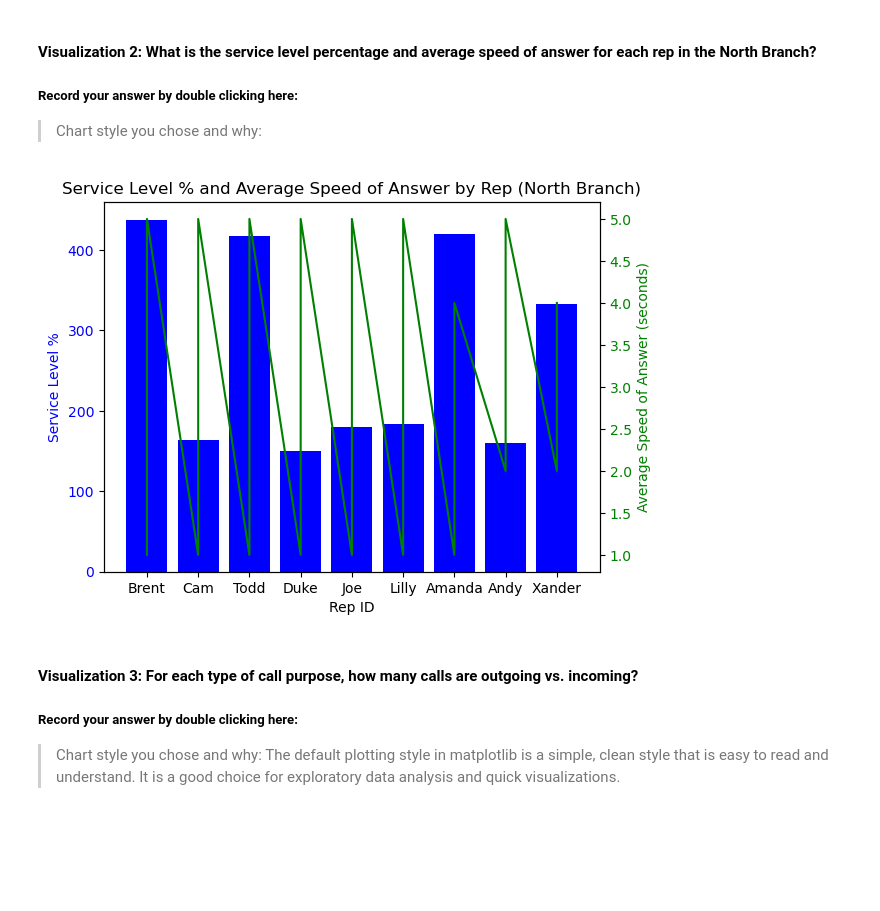
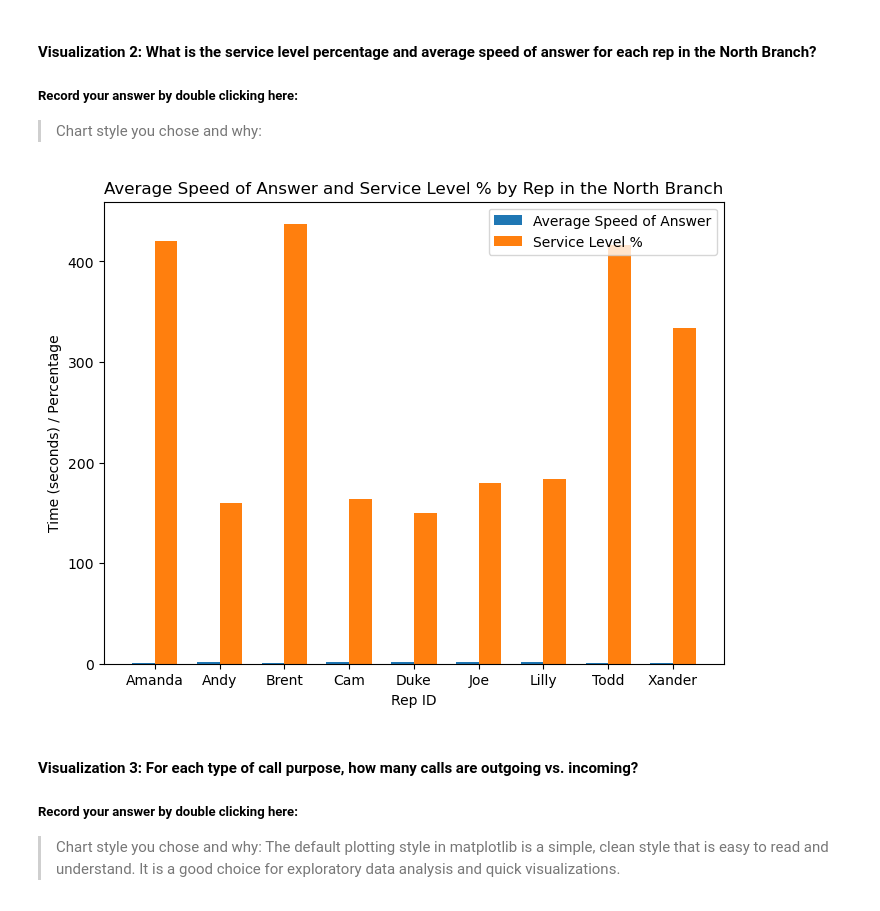
Before and after one commit to fsaidova74/call-center-cleanup-assignment, a Jupyter notebook: Call_Center_Cleanup.ipynb, the cells around one changed output. Saved outputs shown, nothing was run; the diff lists cells and outputs as text; code cells hidden in the pictures; blank space fills up the shorter version.

```diff
--- a/Call_Center_Cleanup.ipynb
+++ b/Call_Center_Cleanup.ipynb
@@ -253,16 +243,6 @@ Rep with the hightest number of calls and their total calls:
 # %%
 # Code Used
-north_df = df[df['Branch'] == 'North']
-north_groupby = north_df.groupby(['Rep ID', 'Branch']).sum()
-north_sort = north_groupby.sort_values('Calls', ascending=False)
-north_sort['Max Calls Rep'] = north_groupby.groupby('Branch')['Calls'].idxmax().apply(lambda x: x[0])
-
-south_df = df[df['Branch'] == 'South']
-south_groupby = south_df.groupby(['Rep ID', 'Branch']).sum()
-south_sort = south_groupby.sort_values('Calls', ascending=False)
-south_sort['Max Calls Rep'] = south_groupby.groupby('Branch')['Calls'].idxmax().apply(lambda x: x[0])
-
-print(north_sort)
-print(south_sort)
+df_groupby = df.groupby(['Rep ID', 'Branch']).sum()
+df_groupby
 # Add Additional Cells as needed.
 # %% [output]
@@ -409,47 +425,65 @@ plt.show()
 # %%
 # Create visualization 2 here
 # north_plt contains the data you need for the average speed of answer of each rep
 
 north_plt = north_df.groupby("Rep ID")["Incoming Wait Time"].mean().to_frame().reset_index()
 
 # Finding each Rep's Personal Service Level Percentage.  Basically, Calls within 2 secs / total calls
 
 # Table 1: Total Incoming calls less than 2 seconds grouped by Rep
 quick_calls = north_df[north_df["Incoming Wait Time"] <= 2.0]
 quick_reps = quick_calls[["Rep ID", "Calls"]]
 quick_stats = quick_reps.groupby(["Rep ID"]).sum()  # Final Table
 
 
 # Table 2: Total Incoming Calls Only grouped by Rep
 total_calls_in = north_df[north_df["Incoming or Outgoing"] == "Incoming"]
 rep_calls = total_calls_in[["Rep ID", "Calls"]]
 total_stats = rep_calls.groupby(["Rep ID"]).sum() # Final Table
 
-# Table 3: Service Level Percentage created via merge
+#  Table 3: Service Level Percentage created via merge
 service_level = pd.merge(quick_stats, total_stats, on="Rep ID")
-service_level["Service Level %"] = service_level["Calls_x"] / service_level["Calls_y"] * 100
 
-# Create bar chart of service level percentage and line chart of average speed of answer
-north_incoming = north_df[north_df["Incoming or Outgoing"] == "Incoming"]
-north_merged = pd.merge(north_incoming, service_level, on="Rep ID")
+# Create Percentage Column in Table 3
+service_level["Service Level %"] = service_level["Calls_x"]/service_level["Calls_y"] * 100
 
-fig, ax1 = plt.subplots()
 
-ax1.set_xlabel("Rep ID")
-ax1.set_ylabel("Service Level %", color="blue")
-ax1.bar(north_merged["Rep ID"], north_merged["Service Level %"], color="blue")
-ax1.tick_params(axis='y', labelcolor="blue")
 
-ax2 = ax1.twinx()
+#Your Code Here:
 
-ax2.set_ylabel("Average Speed of Answer (seconds)", color="green")
-ax2.plot(north_merged["Rep ID"], north_merged["Incoming Wait Time"], color="green")
-ax2.tick_params(axis='y', labelcolor="green")
+#merge both tables
+north_stats = pd.merge(north_plt, service_level, on="Rep ID")
+import matplotlib.pyplot as plt
 
-plt.title("Service Level % and Average Speed of Answer by Rep (North Branch)")
+# Set up the figure
+fig, ax = plt.subplots(figsize=(8, 6))
+
+# Set the x-axis labels as the rep IDs
+labels = north_stats["Rep ID"]
+
+# Set the x-axis positions for each group of bars
+x = np.arange(len(labels))
+
+# Set the width of each bar
+width = 0.35
+
+# Plot the average speed of answer bars
+ax.bar(x - width/2, north_stats["Incoming Wait Time"], width, label="Average Speed of Answer")
+
+# Plot the service level percentage bars
+ax.bar(x + width/2, north_stats["Service Level %"], width, label="Service Level %")
+
+# Add the x-axis labels, title, and legend
+ax.set_xticks(x)
+ax.set_xticklabels(labels)
+ax.set_xlabel("Rep ID")
+ax.set_ylabel("Time (seconds) / Percentage")
+ax.set_title("Average Speed of Answer and Service Level % by Rep in the North Branch")
+ax.legend()
+
 plt.show()
 # %% [output]
-[figure, old version]
+[figure, new version]
 # %% [markdown]
 #### Visualization 3: For each type of call purpose, how many calls are outgoing vs. incoming?
 ##### Record your answer by double clicking here:
```
Also changed, not shown: parts of 9 cells of this notebook.
